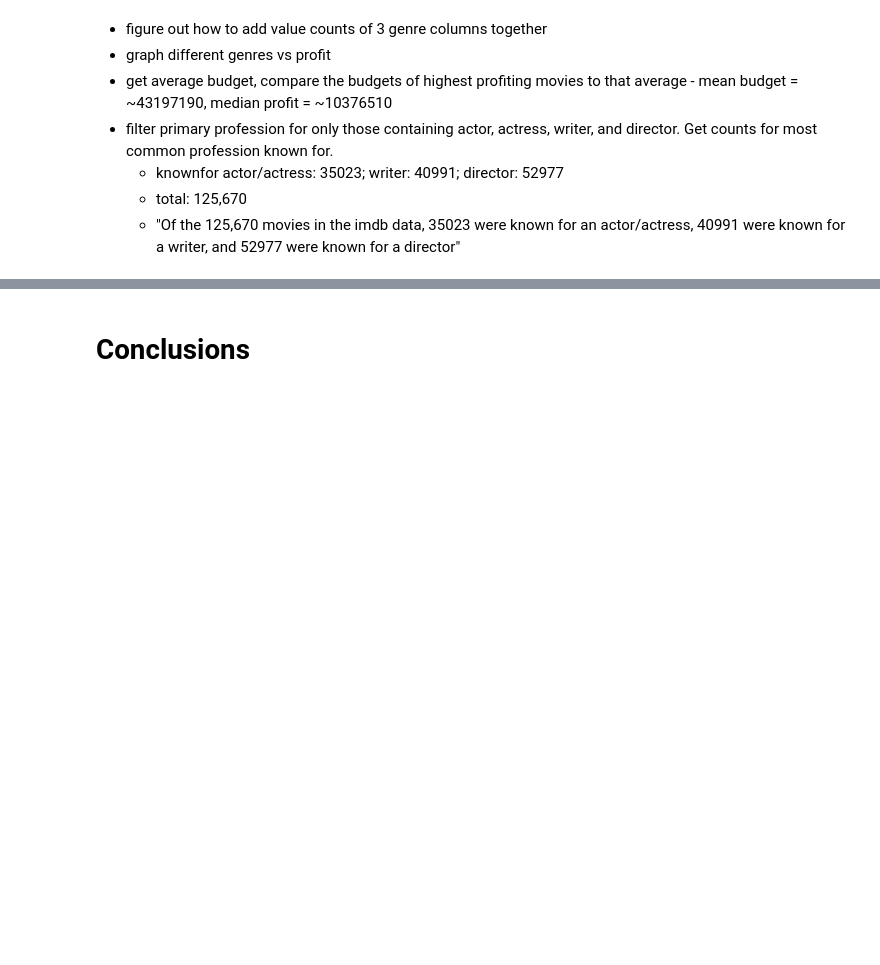
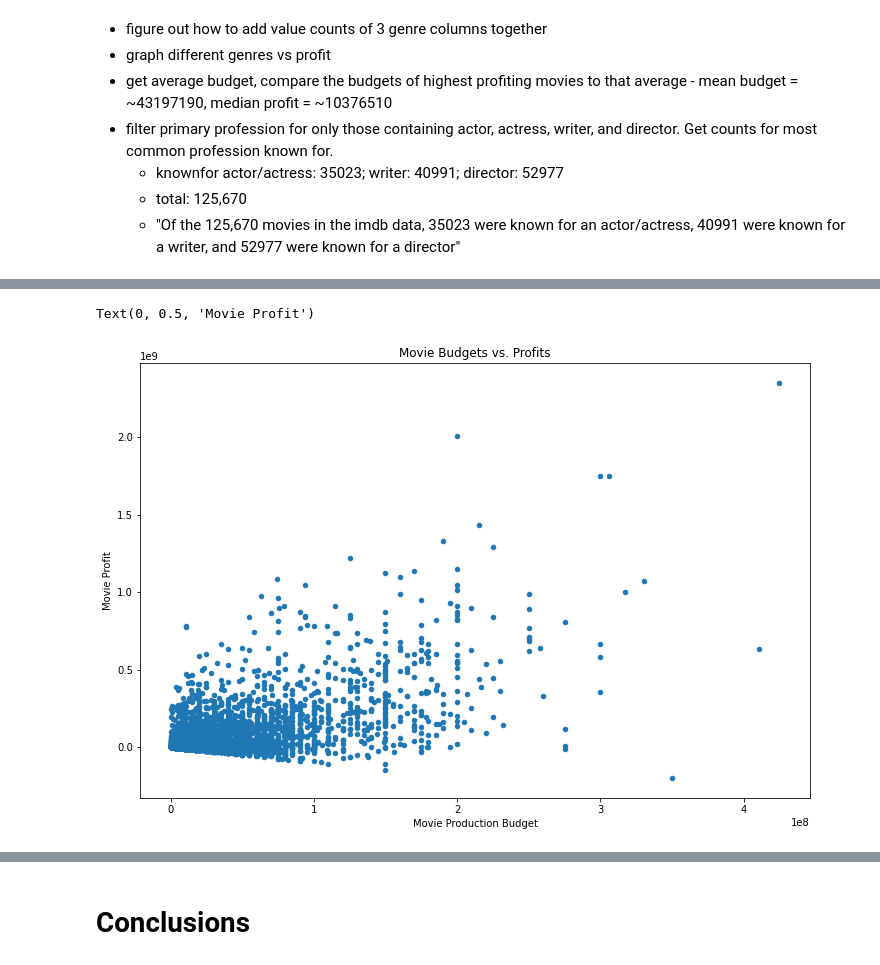
Before and after one commit to nicolemichaud03/Microsoft_Movie_data_project, a Jupyter notebook: Notebook.ipynb, the cells around one changed output, grey strips where cells are left out. Drawn from its saved outputs; the diff is of its cells as text; code cells hidden in the pictures; blank space fills up the shorter version.

```diff
--- a/Notebook.ipynb
+++ b/Notebook.ipynb
@@ -254,0 +192,7 @@ imdb_genres
+# %%
+tn_movie_budgets = tn_movie_budgets.rename(columns={'movie':'Movie_Title'})
+tmdb_movies = tmdb_movies.rename(columns={'title':'Movie_Title'})
+joined_frame = tn_movie_budgets.merge(tmdb_movies, on='Movie_Title', how='inner')
+
+
+joined_frame
@@ -521,0 +431,12 @@ tn_movie_budgets.plot('production_budget', 'profit', kind='scatter', figsize=(20
+# %%
+tn_movie_budgets.plot(
+    'production_budget', 'profit',
+    kind='scatter',
+    figsize=(12,8),
+    title="Movie Budgets vs. Profits"
+    )
+plt.xlabel("Movie Production Budget")
+plt.ylabel("Movie Profit")
+# %% [output]
+Text(0, 0.5, 'Movie Profit')
+[figure, added]
```
Also changed, not shown: parts of 31 cells of this notebook.
